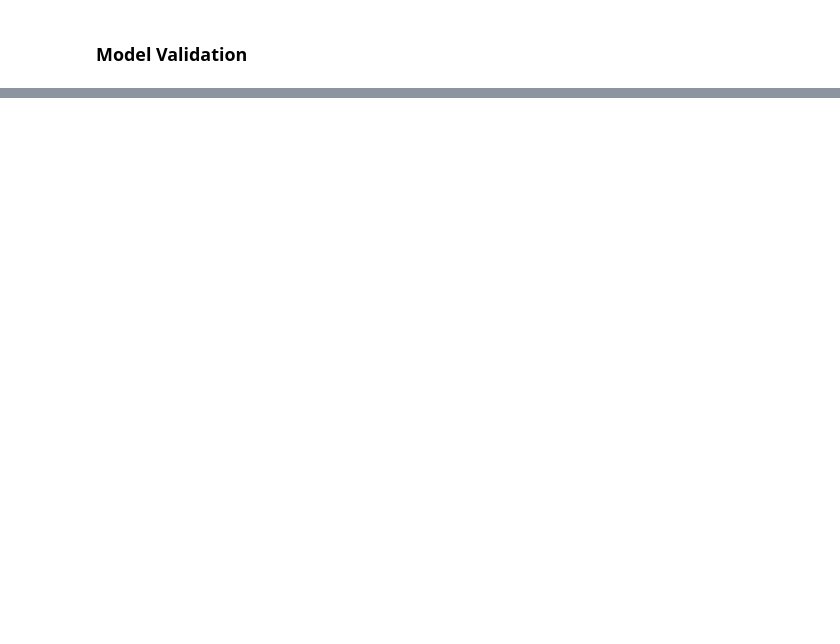
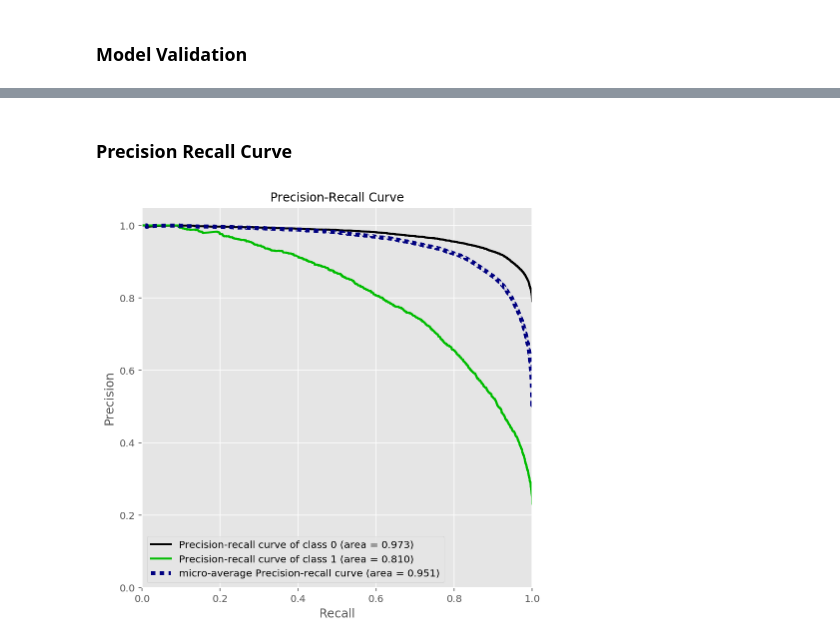
Before and after one commit to rnjeri/salesconversions, a Jupyter notebook: leadconversions/lead_optimization.ipynb, the cells around one changed output, grey strips where cells are left out. Cells and saved outputs as stored; diff of their text form; code cells hidden in the pictures; blank space fills up the shorter version.

```diff
--- a/leadconversions/lead_optimization.ipynb
+++ b/leadconversions/lead_optimization.ipynb
@@ -372,0 +400,9 @@ plot_confusion_matrix(y_test, predicted_y)
+# %% [markdown]
+### Precision Recall Curve
+# %%
+import scikitplot as skplt
+probas = xgb_model.predict_proba(X_test)
+skplt.metrics.plot_precision_recall_curve(y_test, probas, figsize= (7,7))
+plt.show()
+# %% [output]
+[figure, added]
```
Also changed, not shown: parts of 21 cells of this notebook.
